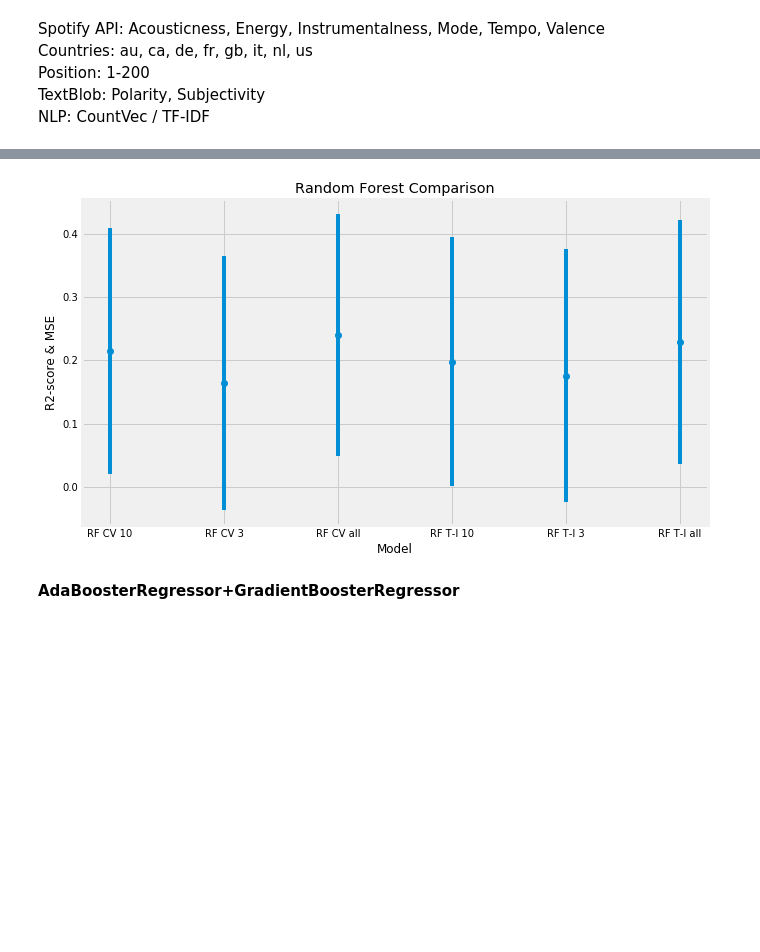
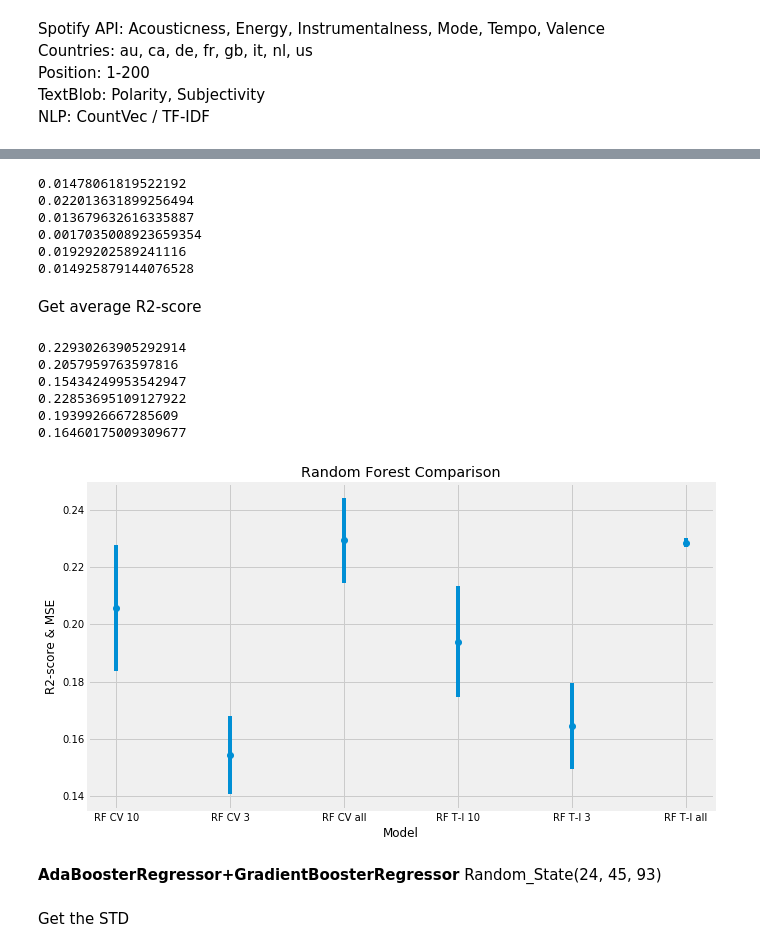
Before and after one commit to yhpf/Capstone-General_Assembly, a Jupyter notebook: 15_comparing_models.ipynb, the cells around one changed output, grey strips where cells are left out. Saved outputs shown, nothing was run; the diff lists cells and outputs as text; code cells hidden in the pictures; blank space fills up the shorter version.

```diff
--- a/15_comparing_models.ipynb
+++ b/15_comparing_models.ipynb
@@ -70,18 +2998,73 @@ plt.show()
+# %%
+# All features - cvec
+print(np.std([0.23981061254827155,0.20839979033017253,0.23969751428034336]))
+
+# Top 10 features - cvec
+print(np.std([0.2147670028572991,0.17549301752127533,0.22712790870077038]))
+
+# Top 3 features - cvec
+print(np.std([0.1638699609332285,0.134997303469086,0.16416023420397396]))
+
+# All features - tvec
+print(np.std([0.22945469325352852,0.22614904270409752,0.2300071173162116]))
+
+# Top 10 features - tvec
+print(np.std([0.19794165559197285,0.16863917510348325,0.21539716949022658]))
+
+# Top 3 features - tvec
+print(np.std([0.17616744455605482,0.14352678606807037,0.17411101965516518]))
+# %% [output]
+0.01478061819522192
+0.022013631899256494
+0.013679632616335887
+0.0017035008923659354
+0.01929202589241116
+0.014925879144076528
+# %% [markdown]
+Get average R2-score
+# %%
+# All features - cvec
+print(np.mean([0.23981061254827155,0.20839979033017253,0.23969751428034336]))
+
+# Top 10 features - cvec
+print(np.mean([0.2147670028572991,0.17549301752127533,0.22712790870077038]))
+
+# Top 3 features - cvec
+print(np.mean([0.1638699609332285,0.134997303469086,0.16416023420397396]))
+
+# All features - tvec
+print(np.mean([0.22945469325352852,0.22614904270409752,0.2300071173162116]))
+
+# Top 10 features - tvec
+print(np.mean([0.19794165559197285,0.16863917510348325,0.21539716949022658]))
+
+# Top 3 features - tvec
+print(np.mean([0.17616744455605482,0.14352678606807037,0.17411101965516518]))
+# %% [output]
+0.22930263905292914
+0.2057959763597816
+0.15434249953542947
+0.22853695109127922
+0.1939926667285609
+0.16460175009309677
 # %%
 fig, ax = plt.subplots(figsize=(10,6))
 
 x = ['RF CV all', 'RF CV 10', 'RF CV 3', 'RF T-I all', 'RF T-I 10', 'RF T-I 3'] # model name
-y = [0.23981061254827155, 0.2147670028572991, 0.1638699609332285, 0.22945469325352852, 0.19794165559197285,
-     0.17616744455605482] # r2-score
-e = [0.19131508276423695, 0.19444088066811846, 0.20064355865025515, 0.19261379965871128, 0.1965130017241746,
-     0.1991625984327136] #MSE
+y = [0.22930263905292914, 0.2057959763597816, 0.15434249953542947, 0.22853695109127922, 0.1939926667285609,
+     0.16460175009309677] # r2-score
+e = [0.01478061819522192, 0.022013631899256494, 0.013679632616335887, 0.0017035008923659354, 0.01929202589241116,
+     0.014925879144076528]  # STD
 
 ax.errorbar(x, y, yerr=e, fmt='o')
 plt.xlabel('Model');
 plt.ylabel('R2-score & MSE');
 plt.title('Random Forest Comparison');
 plt.show()
 # %% [output]
-[figure, old version]
+[figure, new version]
 # %% [markdown]
 **AdaBoosterRegressor+GradientBoosterRegressor**
+Random_State(24, 45, 93)
+# %% [markdown]
+Get the STD
```
Also changed, not shown: parts of 308 cells of this notebook.
